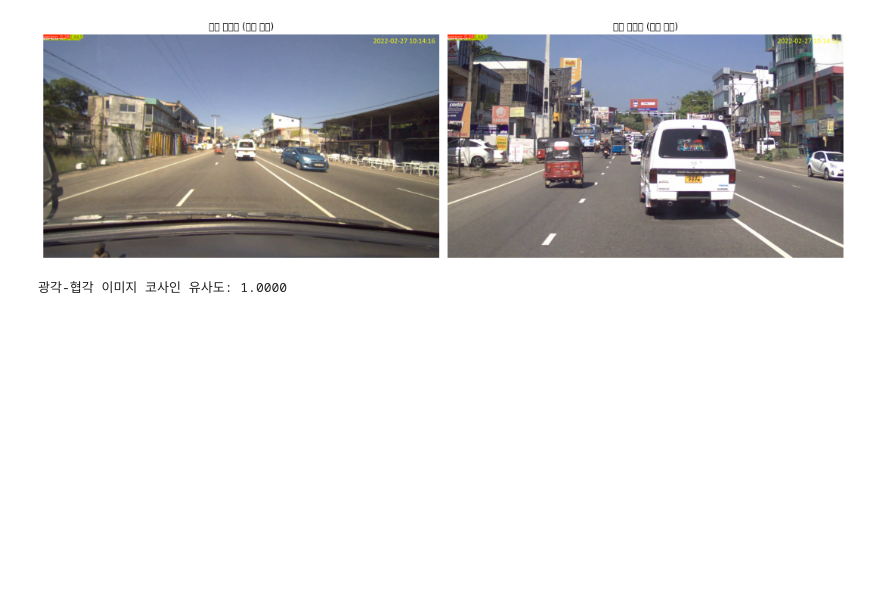
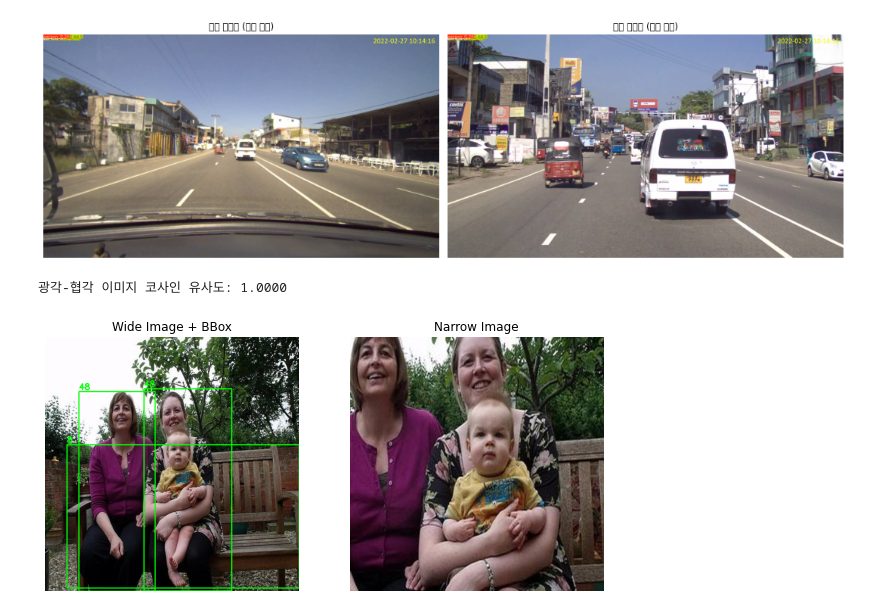
Before and after one commit to comflife/ultralytics, a Jupyter notebook: siamese_inference.ipynb, the cells around one changed output. Cells and saved outputs as stored; diff of their text form; code cells hidden in the pictures; blank space fills up the shorter version.

```diff
--- a/siamese_inference.ipynb
+++ b/siamese_inference.ipynb
@@ -289,3 +289,83 @@ Output is a tensor with shape torch.Size([1, 64, 160, 160]) and dtype torch.floa
 광각-협각 이미지 코사인 유사도: 1.0000
 [figure]
 광각-협각 이미지 코사인 유사도: 1.0000
+# %%
+import os
+import cv2
+import numpy as np
+import random
+import matplotlib.pyplot as plt
+
+# 데이터 경로 설정
+WIDE_IMG_DIR = "/home/byounggun/cococo/train_resized/images"
+NARROW_IMG_DIR = "/home/byounggun/cococo/train_short/images"
+LABEL_DIR = "/home/byounggun/cococo/train_resized/labels"
+
+# 이미지 확장자 목록
+possible_extensions = ['.jpg', '.jpeg', '.png', '.bmp', '.tif', '.tiff']
+
+# wide 이미지 파일 리스트
+wide_files = [f for f in os.listdir(WIDE_IMG_DIR) if os.path.splitext(f)[1].lower() in possible_extensions]
+assert len(wide_files) > 0, "Wide 이미지가 없습니다!"
+
+# 랜덤 샘플 하나 선택
+f_name_ext = random.choice(wide_files)
+f_name, f_ext = os.path.splitext(f_name_ext)
+
+# wide/narrow/label 경로
+wide_path = os.path.join(WIDE_IMG_DIR, f_name_ext)
+narrow_path = None
+for ext_option in possible_extensions:
+    potential_narrow_path = os.path.join(NARROW_IMG_DIR, f_name + ext_option)
+    if os.path.exists(potential_narrow_path):
+        narrow_path = potential_narrow_path
+        break
+label_path = os.path.join(LABEL_DIR, f_name + '.txt')
+
+# 이미지 로드
+wide_img = cv2.imread(wide_path)
+narrow_img = cv2.imread(narrow_path) if narrow_path else None
+
+# 라벨 로드
+boxes = []
+classes = []
+if os.path.exists(label_path):
+    with open(label_path, "r") as f:
+        for line in f:
+            if line.strip() == "":
+                continue
+            parts = line.strip().split()
+            if len(parts) != 5:
+                continue
+            cls, xc, yc, w, h = map(float, parts)
+            classes.append(int(cls))
+            boxes.append([xc, yc, w, h])
+boxes = np.array(boxes)
+
+# bbox를 wide 이미지에 그리기 (YOLO 포맷 → 픽셀 좌표 변환)
+def draw_yolo_boxes(img, boxes, classes, color=(0,255,0)):
+    img_h, img_w = img.shape[:2]
+    for (xc, yc, w, h), cls in zip(boxes, classes):
+        x1 = int((xc - w/2) * img_w)
+        y1 = int((yc - h/2) * img_h)
+        x2 = int((xc + w/2) * img_w)
+        y2 = int((yc + h/2) * img_h)
+        cv2.rectangle(img, (x1, y1), (x2, y2), color, 2)
+        cv2.putText(img, str(cls), (x1, y1-5), cv2.FONT_HERSHEY_SIMPLEX, 0.7, color, 2)
+    return img
+
+# 시각화
+wide_img_drawn = draw_yolo_boxes(wide_img.copy(), boxes, classes)
+plt.figure(figsize=(10,5))
+plt.subplot(1,2,1)
+plt.imshow(cv2.cvtColor(wide_img_drawn, cv2.COLOR_BGR2RGB))
+plt.title("Wide Image + BBox")
+plt.axis('off')
+if narrow_img is not None:
+    plt.subplot(1,2,2)
+    plt.imshow(cv2.cvtColor(narrow_img, cv2.COLOR_BGR2RGB))
+    plt.title("Narrow Image")
+    plt.axis('off')
+plt.show()
+# %% [output]
+[figure, added]
```
Also changed, not shown: parts of 5 cells of this notebook, 5 other files.
